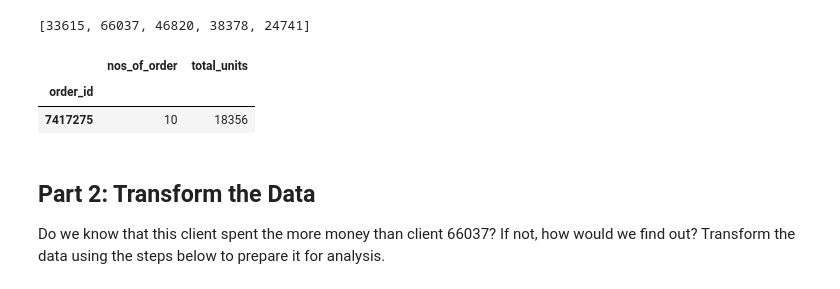
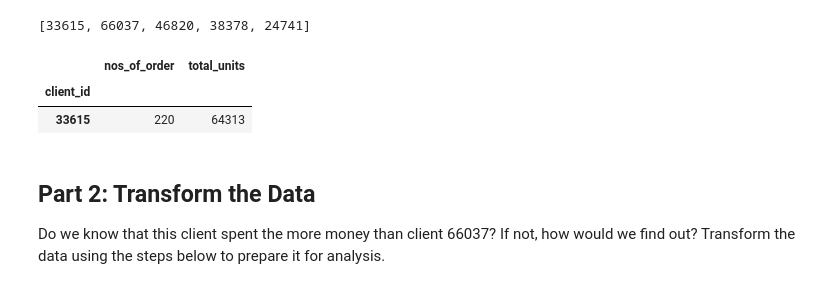
Before and after one commit to amitgcode/pandas-challenge-1, a Jupyter notebook: wholesale_data_analysis_starter_code.ipynb, the cells around one changed output. Cells and saved outputs as stored; diff of their text form; code cells hidden in the pictures.

```diff
--- a/wholesale_data_analysis_starter_code.ipynb
+++ b/wholesale_data_analysis_starter_code.ipynb
@@ -96,13 +96,13 @@ lst_clientid
 # %%
 # How many total units (the qty column) did the client with the most entries order order?
 top_client_item_df = df.loc[df["client_id"]==lst_clientid[0],:]
-order_qty_df =  top_client_item_df.groupby("order_id").agg(nos_of_order = ("order_id","count"), total_units=("qty","sum"))
+order_qty_df =  top_client_item_df.groupby('client_id').agg(nos_of_order = ("order_id","count"), total_units=("qty","sum"))
 order_qty_df.sort_values(["nos_of_order","total_units"], ascending=False,inplace=True)
 order_qty_df.head(1)
 # %% [output]
 |  | nos_of_order | total_units |
-| order_id |  |  |
-| 7417275 | 10 | 18356 |
+| client_id |  |  |
+| 33615 | 220 | 64313 |
 # %% [markdown]
 ## Part 2: Transform the Data
 Do we know that this client spent the more money than client 66037? If not, how would we find out? Transform the data using the steps below to prepare it for analysis.
```
Also changed, not shown: parts of 4 cells of this notebook.
